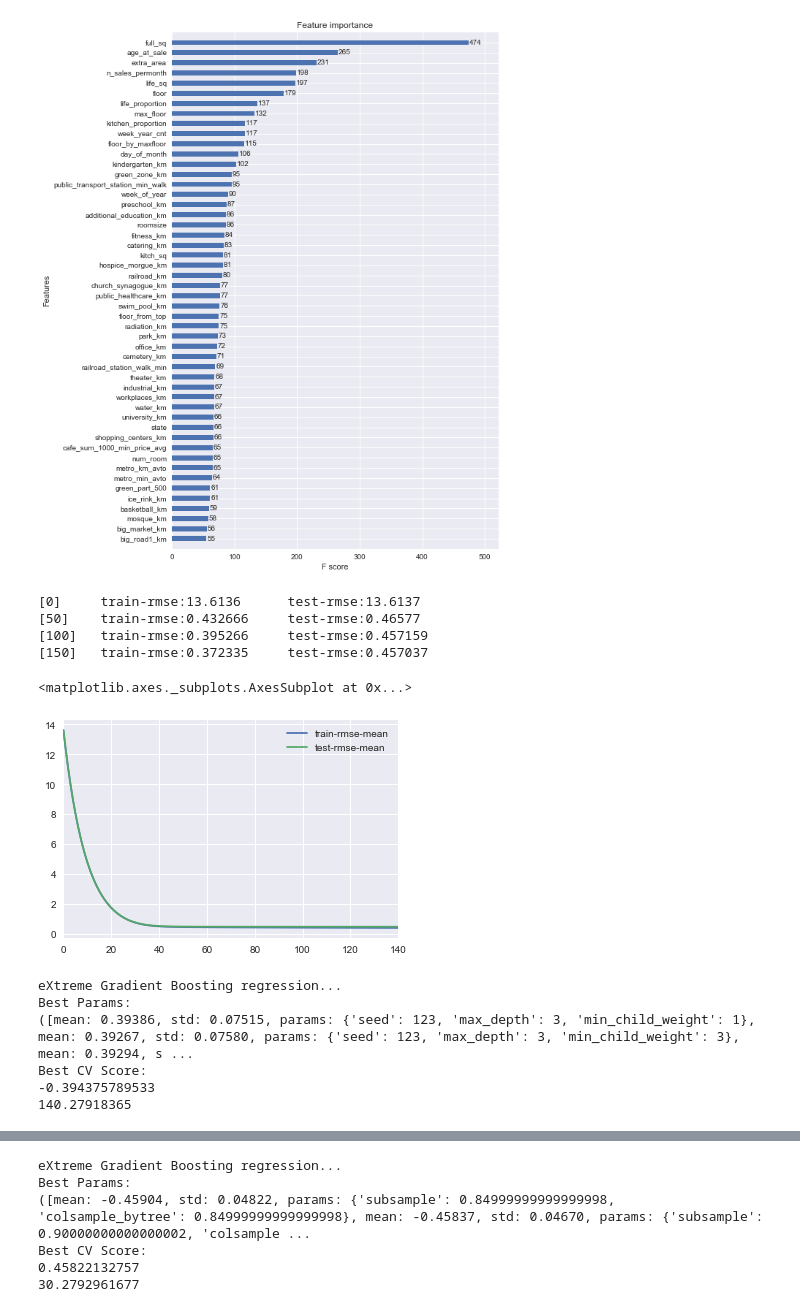
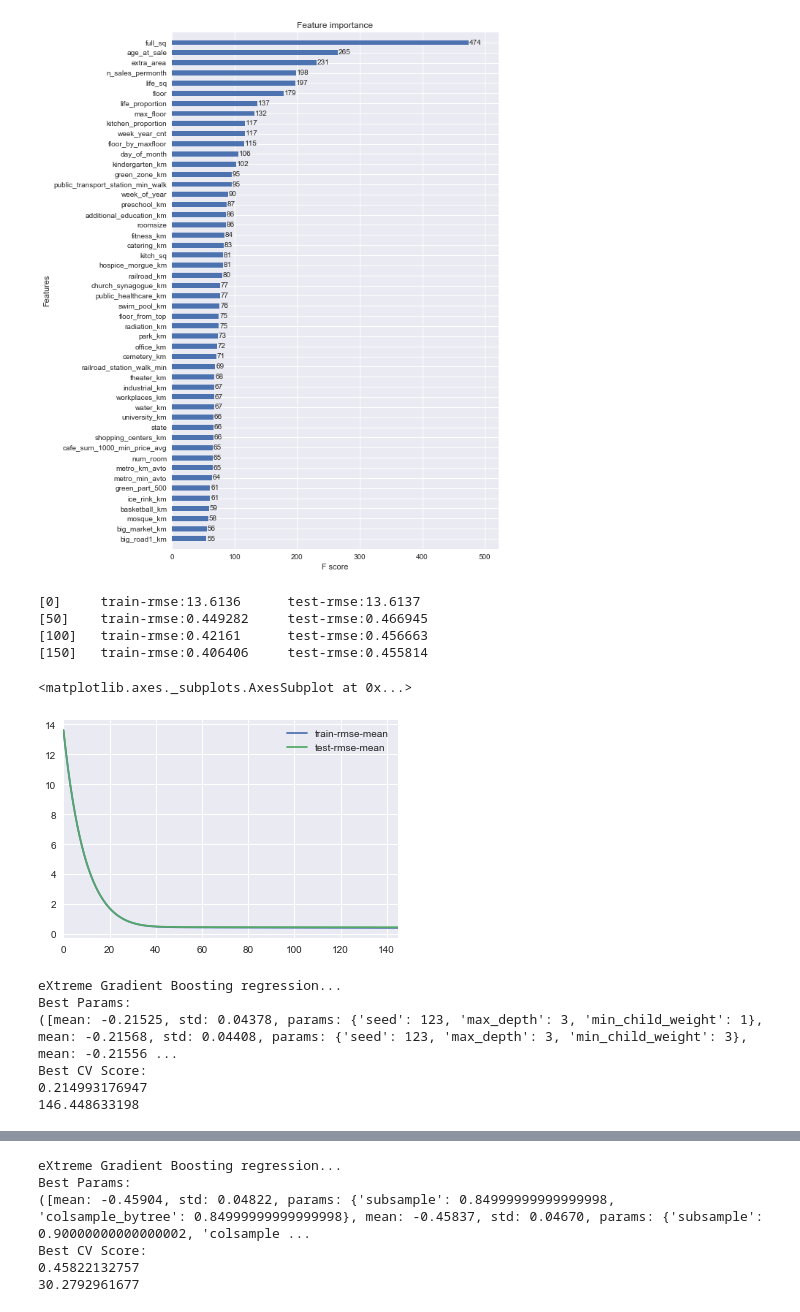
Before and after one commit to JCreeks/SyberbankHousingPrice, a Jupyter notebook: Initial_XGB_2_Additional_Features_Paratmeter_Tuning_log.ipynb, the cells around one changed output, grey strips where cells are left out. Drawn from its saved outputs; the diff is of its cells as text; code cells hidden in the pictures.

```diff
--- a/Initial_XGB_2_Additional_Features_Paratmeter_Tuning_log.ipynb
+++ b/Initial_XGB_2_Additional_Features_Paratmeter_Tuning_log.ipynb
@@ -379,32 +383,40 @@ CV metrics : 0.3962
 # %%
 xgb_params = {
     'eta': .1,
-    'max_depth': 5,
+    'max_depth': 4,
     'subsample': 0.8,
     'reg_alpha': 0,
-    'min_child_weight':1,
+    'min_child_weight':4,
     'colsample_bytree': 0.8,
+    'gamma': 0.4,
     'objective': 'reg:linear',
     'eval_metric': 'rmse',
     'silent': 1,
     'booster' :'gbtree',
     'tuneLength': 3,
     'seed': 123
 }
 
 dtrain = xgb.DMatrix(X_train[predictors], np.log(y_train+1))
 dtest = xgb.DMatrix(X_test[predictors])
 
-cv_output = xgb.cv(xgb_params, dtrain, num_boost_round=2000, early_stopping_rounds=20,\
+cv_output = xgb.cv(xgb_params, dtrain, num_boost_round=2000, early_stopping_rounds=50,\
     verbose_eval=50, show_stdv=False)
 cv_output[['train-rmse-mean', 'test-rmse-mean']].plot()
+
+#    'eta': .1,'max_depth': 5,'subsample': 0.8,'reg_alpha': 0,'min_child_weight':5,'colsample_bytree': 0.8,
+#'gamma': 0,'objective': 'reg:linear','eval_metric': 'rmse','silent': 1,'booster' :'gbtree','tuneLength': 3,
+#'seed': 123, CV: 0.455952
+#    'eta': .1,'max_depth': 4,'subsample': 0.8,'reg_alpha': 0,'min_child_weight':4,'colsample_bytree': 0.8,
+#'gamma': 0.4,'objective': 'reg:linear','eval_metric': 'rmse','silent': 1,'booster' :'gbtree','tuneLength': 3,
+#'seed': 123, CV: 0.455814
 # %% [output]
 [0]     train-rmse:13.6136      test-rmse:13.6137
-[50]    train-rmse:0.432666     test-rmse:0.46577
-[100]   train-rmse:0.395266     test-rmse:0.457159
-[150]   train-rmse:0.372335     test-rmse:0.457037
+[50]    train-rmse:0.449282     test-rmse:0.466945
+[100]   train-rmse:0.42161      test-rmse:0.456663
+[150]   train-rmse:0.406406     test-rmse:0.455814
 <matplotlib.axes._subplots.AxesSubplot at 0x...>
-[figure, old version]
+[figure, new version]
 # %%
 t0=time()
 xgbreg = xgb.XGBRegressor(learning_rate=.1, n_estimators=150, max_depth=5, gamma=0, \
@@ -415,7 +427,7 @@ param_grid = {
        'min_child_weight': np.arange(1,6,2),
         'seed':[123]#np.arange(20)
 }
-model = GridSearchCV(estimator=xgbreg, param_grid=param_grid, n_jobs=-1, cv=5)
+model = GridSearchCV(estimator=xgbreg, param_grid=param_grid, n_jobs=-1, cv=5, scoring=RMSE)
 model.fit(X_train[predictors], np.log(y_train+1))
 print('eXtreme Gradient Boosting regression...')
 print('Best Params:')
@@ -426,7 +438,7 @@ print((time()-t0)/60)
 # %% [output]
 eXtreme Gradient Boosting regression...
 Best Params:
-([mean: 0.39386, std: 0.07515, params: {'seed': 123, 'max_depth': 3, 'min_child_weight': 1}, mean: 0.39267, std: 0.07580, params: {'seed': 123, 'max_depth': 3, 'min_child_weight': 3}, mean: 0.39294, s ...
+([mean: -0.21525, std: 0.04378, params: {'seed': 123, 'max_depth': 3, 'min_child_weight': 1}, mean: -0.21568, std: 0.04408, params: {'seed': 123, 'max_depth': 3, 'min_child_weight': 3}, mean: -0.21556 ...
 Best CV Score:
--0.394375789533
-140.27918365
+0.214993176947
+146.448633198
```
Also changed, not shown: parts of 12 cells of this notebook.
